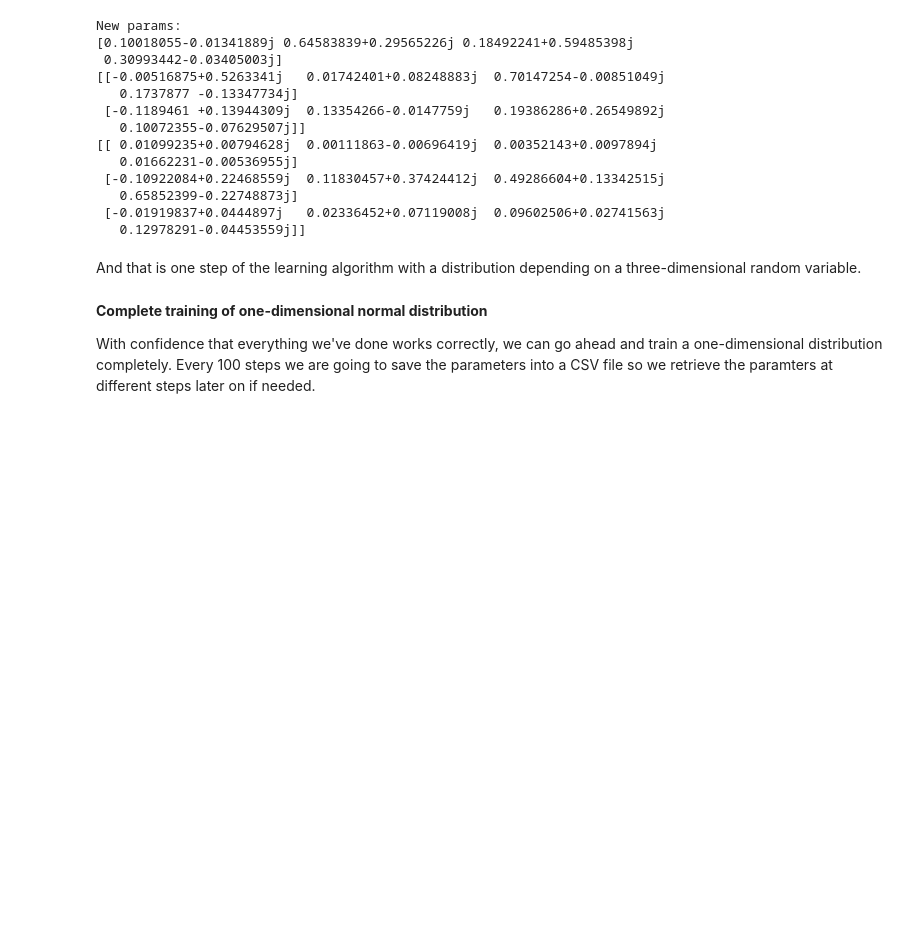
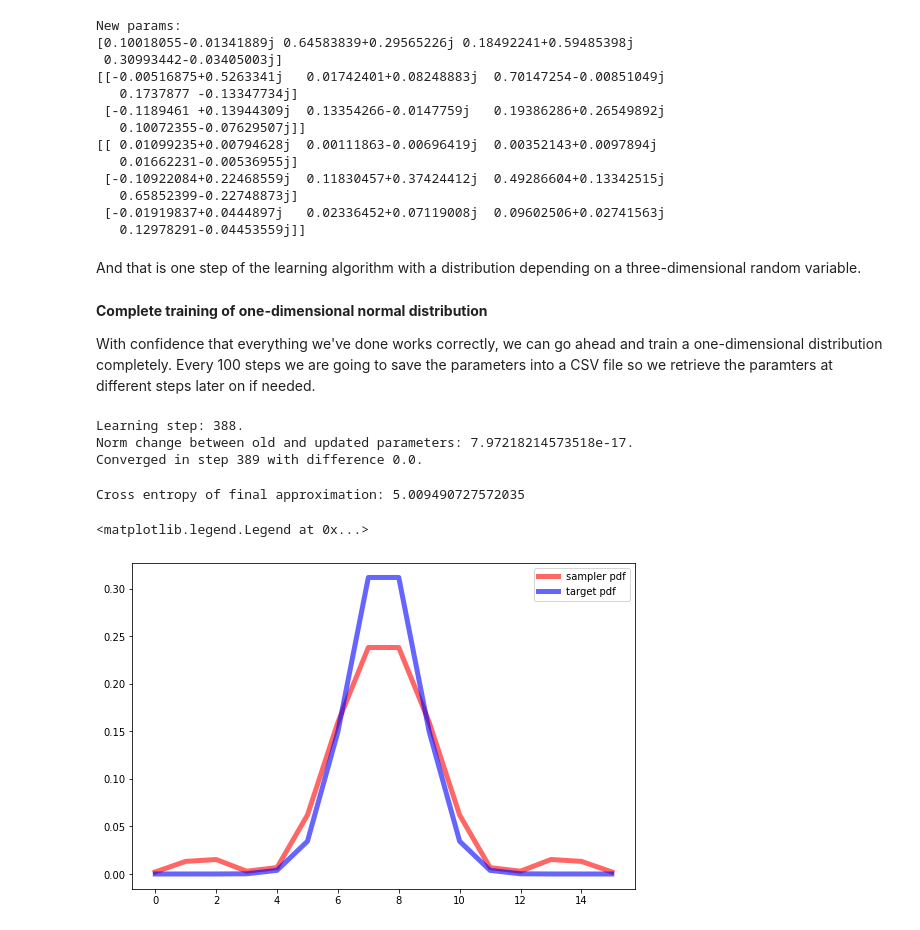
Before and after one commit to epelaaez/SelfLearningDistributions, a Jupyter notebook: notebooks/derivation.ipynb, the cells around one changed output. Drawn from its saved outputs; the diff is of its cells as text; code cells hidden in the pictures; blank space fills up the shorter version.

```diff
--- a/notebooks/derivation.ipynb
+++ b/notebooks/derivation.ipynb
@@ -512,7 +512,7 @@ def one_loss_gradient(p, q, r, params, backend=AerSimulator(method="statevector"
         num = p(r[i])
         den = prob_from_circ(q, r[i], backend=backend, shots=shots)**2
         if den == 0:
-            frac = num / 1e-18
+            frac = num / 1e-20
         elif den == 0 and num == 0:
             frac = 0
         else:
@@ -1017,10 +1016,10 @@ With confidence that everything we've done works correctly, we can go ahead and
 # %%
 import csv
 # %%
-n = 3
+n = 4
 m = 2
 
-alpha  = 0.1
+alpha  = 0.01
 mu     = 0.9
 change = 0
 
@@ -1039,7 +1038,7 @@ params    = params / np.linalg.norm(params)
 
 d_steps  = []
 d_params = []
-filename = 'three_qubit_normal'
+filename = 'four_qubit_normal'
 
 for step in range(0, 10000):
     # Create circuit
@@ -1091,21 +1090,27 @@ with open('data/'+filename+'.csv', 'w', newline='') as f:
     writer.writerow(["step", "params"])
     for i in range(len(d_steps)):
         writer.writerow([d_steps[i], d_params[i]])
+# %% [output]
+Learning step: 388.
+Norm change between old and updated parameters: 7.97218214573518e-17.
+Converged in step 389 with difference 0.0.
 # %%
 sampler = one_sampler(n, m, params)
 entropy = cross_entropy(target, sampler, [i for i in range(2**n)], mode="one")
 print(f"Cross entropy of final approximation: {entropy}")
-
-n_entropy = (np.log2(2 * np.pi * (std**2)))/2 + 0.5
-print(f"Entropy of normal distribution: {n_entropy}")
+# %% [output]
+Cross entropy of final approximation: 5.009490727572035
 # %%
 fig, ax = plt.subplots(1, 1)
 
-s  = Statevector(sampler).data
+s  = Statevector(sampler.reverse_bits()).data
 x  = np.array([i for i in range(2**n)])
 y1 = [np.real(np.dot(s[i], s[i].conj())) for i in x]
 y2 = [target(i) for i in x]
 
 ax.plot(x, y1, 'r-', lw=5, alpha=0.6, label='sampler pdf')
 ax.plot(x, y2, 'b-', lw=5, alpha=0.6, label='target pdf')
 ax.legend()
+# %% [output]
+<matplotlib.legend.Legend at 0x...>
+[figure, added]
```
Also changed, not shown: parts of 2 cells of this notebook.
